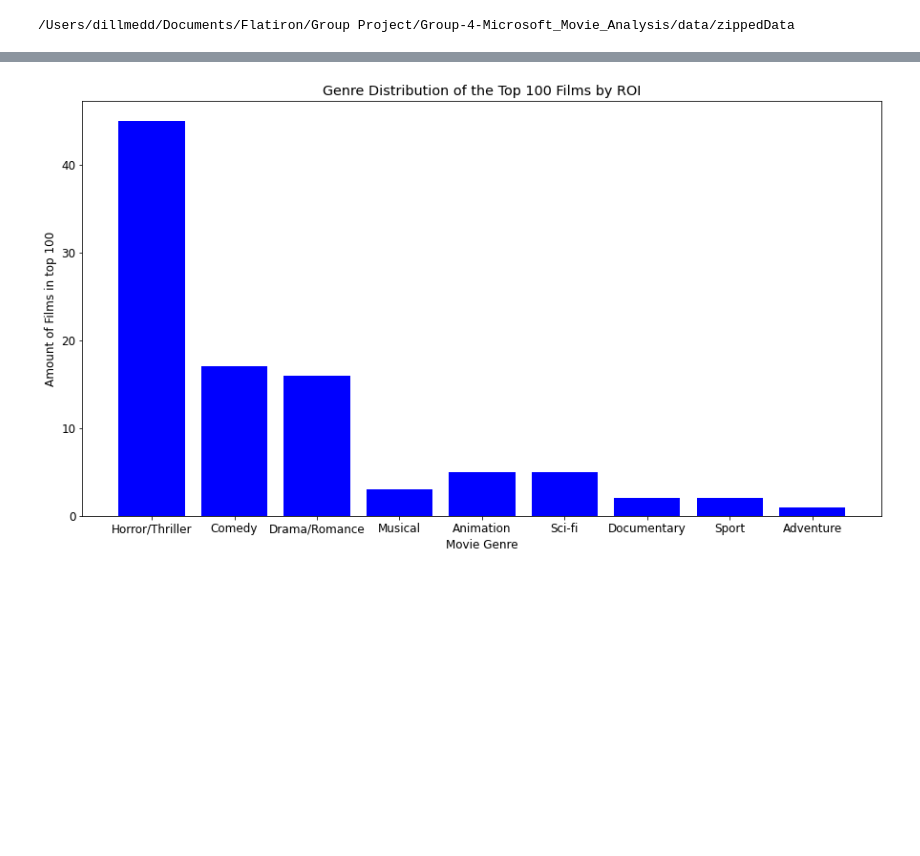
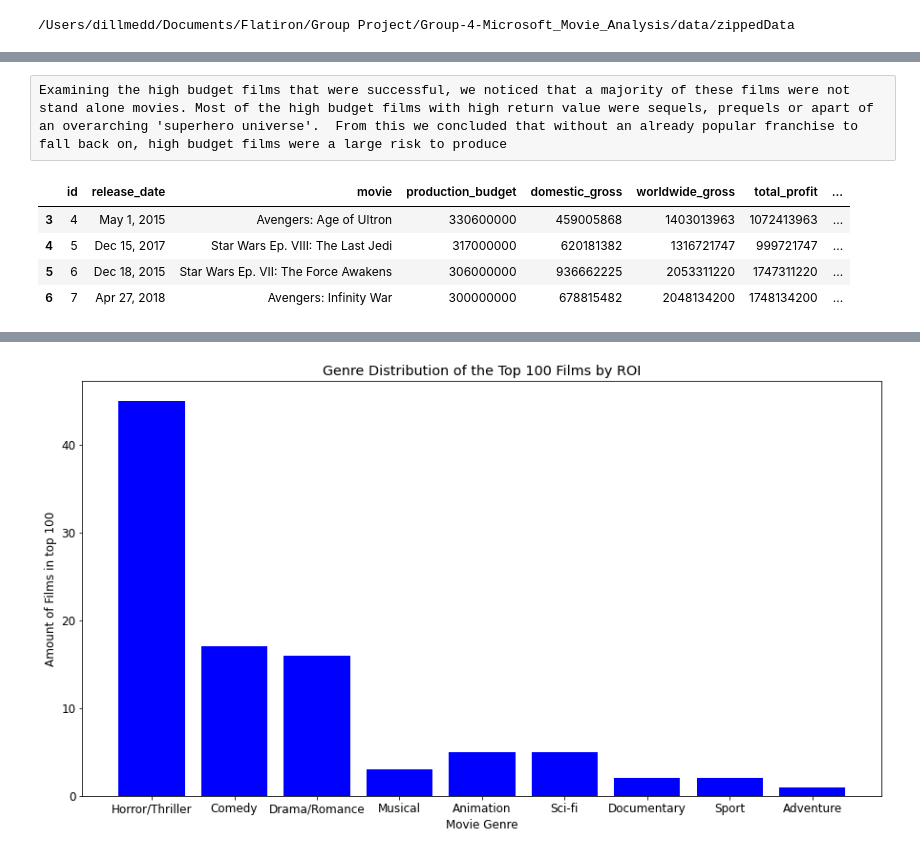
Before and after one commit to dmedd98/Group-4-Microsoft_Movie_Analysis, a Jupyter notebook: notebooks/ROI Genre.ipynb, the cells around one changed output, grey strips where cells are left out. Saved outputs shown, nothing was run; the diff lists cells and outputs as text; code cells hidden in the pictures; blank space fills up the shorter version.

```diff
--- a/notebooks/ROI Genre.ipynb
+++ b/notebooks/ROI Genre.ipynb
@@ -89,0 +89,3 @@ df_budgets.sort_values(by=['ROI %'], ascending = False).head(40)
+# %%
+df_highbudget['Box Office Success'] = np.where(df_highbudget['ROI %'] > 250, True, False)
+df_highbudget['Box Office Failure'] = np.where(df_highbudget['ROI %'] < 150, True, False)df_highbudget['Box Office Success'].value_counts()
@@ -89,0 +125,10 @@ df_budgets.sort_values(by=['ROI %'], ascending = False).head(40)
+# %% [raw]
+Examining the high budget films that were successful, we noticed that a majority of these films were not stand alone movies. Most of the high budget films with high return value were sequels, prequels or apart of an overarching 'superhero universe'.  From this we concluded that without an already popular franchise to fall back on, high budget films were a large risk to produce
+# %%
+df_highbudget.loc[df_highbudget['Box Office Success'] == True].head(4)
+# %% [output]
+|  | id | release_date | movie | production_budget | domestic_gross | worldwide_gross | total_profit | ... |
+| 3 | 4 | May 1, 2015 | Avengers: Age of Ultron | 330600000 | 459005868 | 1403013963 | 1072413963 | ... |
+| 4 | 5 | Dec 15, 2017 | Star Wars Ep. VIII: The Last Jedi | 317000000 | 620181382 | 1316721747 | 999721747 | ... |
+| 5 | 6 | Dec 18, 2015 | Star Wars Ep. VII: The Force Awakens | 306000000 | 936662225 | 2053311220 | 1747311220 | ... |
+| 6 | 7 | Apr 27, 2018 | Avengers: Infinity War | 300000000 | 678815482 | 2048134200 | 1748134200 | ... |
```
Also changed, not shown: parts of 31 cells of this notebook.
